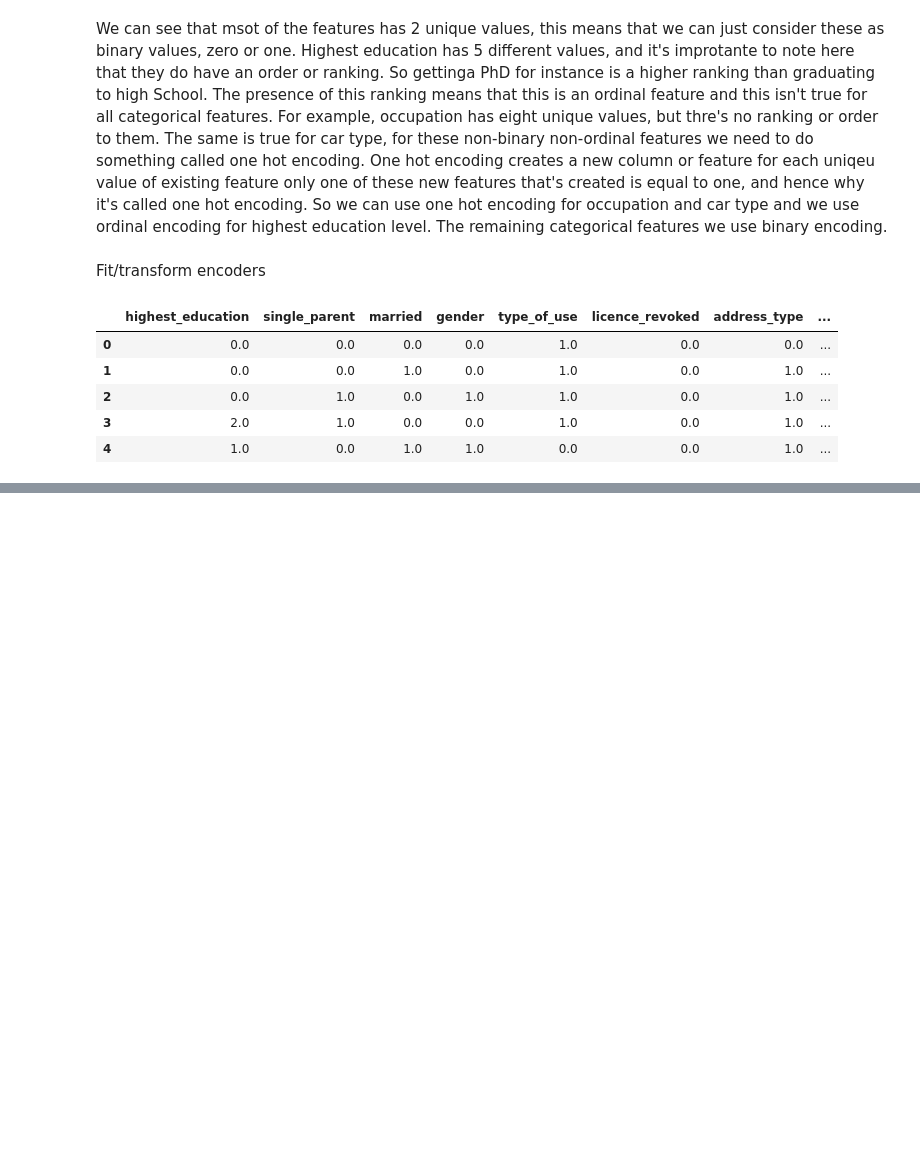
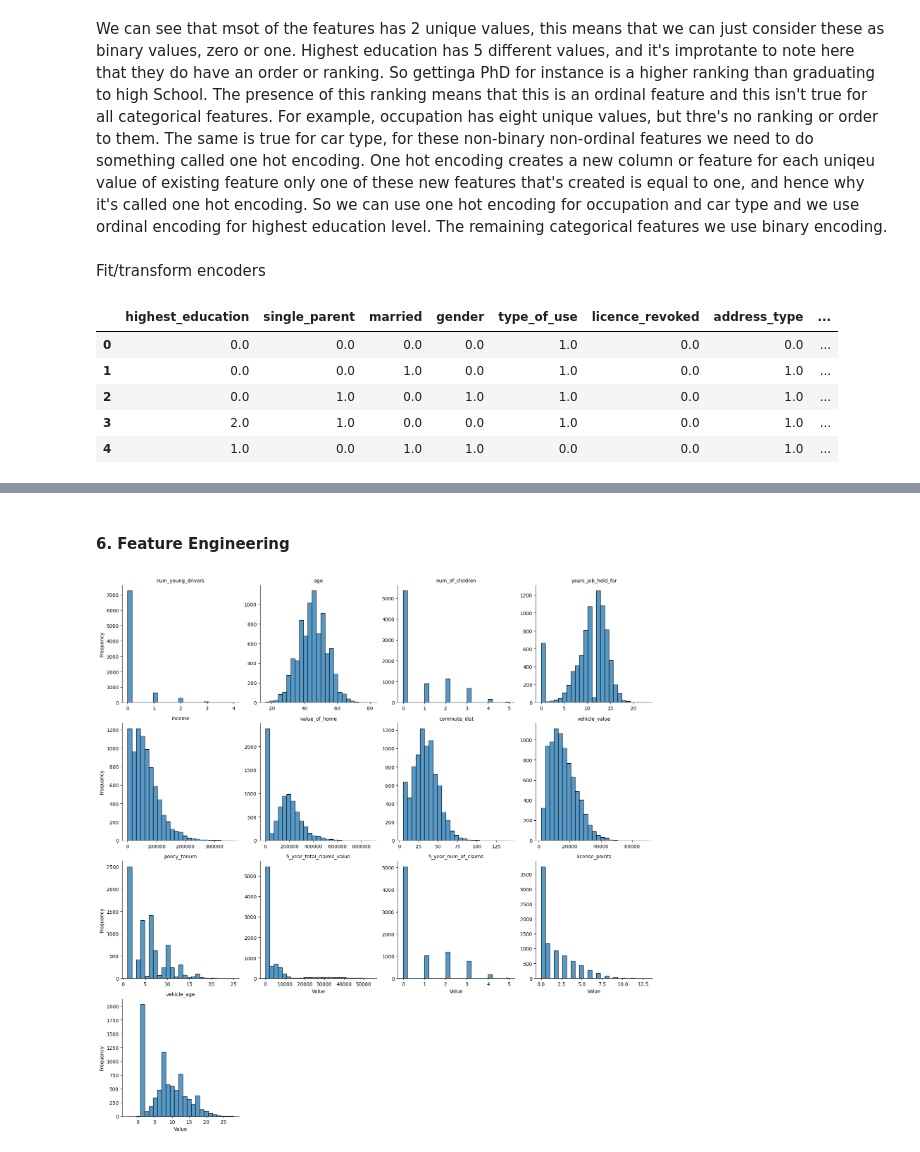
Before and after one commit to erikastats/ML, a Jupyter notebook: XGBoost_car_insurance_claim.ipynb, the cells around one changed output, grey strips where cells are left out. Drawn from its saved outputs; the diff is of its cells as text; code cells hidden in the pictures; blank space fills up the shorter version.

Commit message:
model selection, feature engineering, feature scaling

```diff
--- a/XGBoost_car_insurance_claim.ipynb
+++ b/XGBoost_car_insurance_claim.ipynb
@@ -602,0 +760,21 @@ X_train_cleaned = pd.concat([train_imputed_df[numerical_cols], all_cat_encoded_d
+# %% [markdown]
+#### 6. Feature Engineering
+# %%
+# Plot numerical feature distributions
+
+# Melt df to long format
+melted_X_train = X_train_cleaned[numerical_cols].melt(var_name = 'Column', value_name = 'Value')
+
+# Create sns facetgrid
+g = sns.FacetGrid(melted_X_train, col = 'Column', col_wrap = 4, sharex = False, sharey = False, height = 4)
+
+# Map sns histoplot to each facet
+g.map(sns.histplot, 'Value', bins = 25)
+
+# Add titles and labels
+g.set_axis_labels('Value', 'Frequency')
+g.set_titles(col_template = '{col_name}')
+
+plt.tight_layout()
+# %% [output]
+[figure, added]
```
Also changed, not shown: parts of 31 cells of this notebook, 4 other files.
